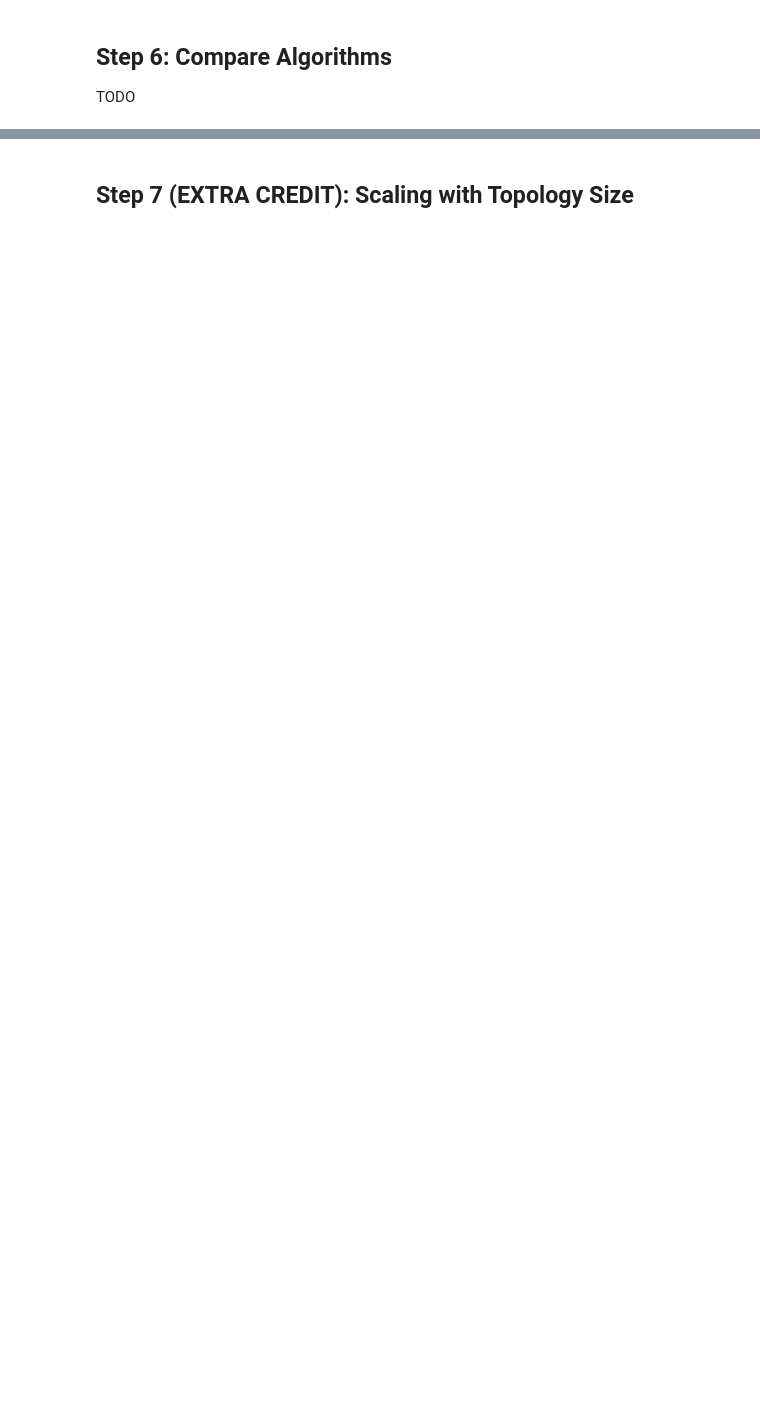
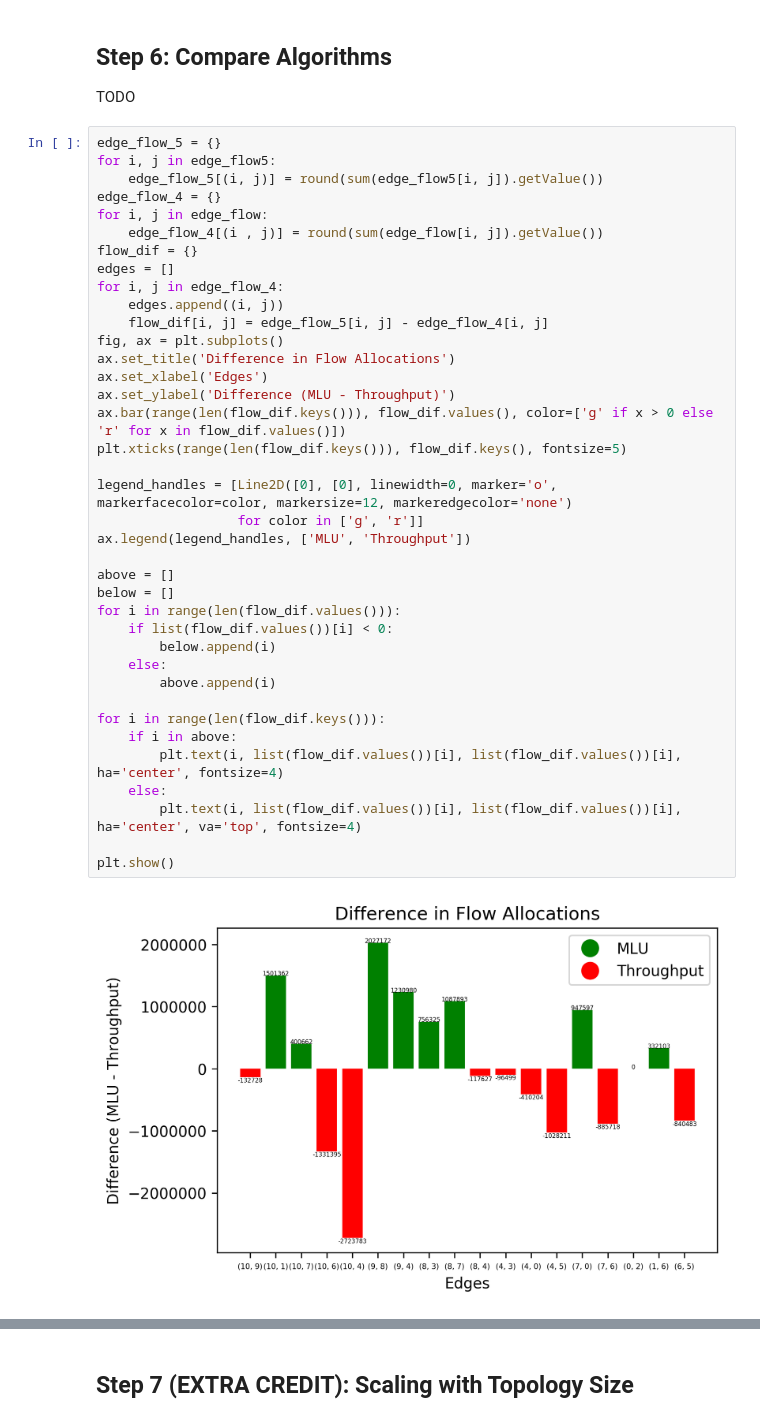
Before and after one commit to paulrrsachs/CS4450-Traffic-Engineering, a Jupyter notebook: traffic_engineering.ipynb, the cells around one changed output, grey strips where cells are left out. Drawn from its saved outputs; the diff is of its cells as text; blank space fills up the shorter version.

Commit message:
plots

```diff
--- a/traffic_engineering.ipynb
+++ b/traffic_engineering.ipynb
@@ -304,3 +306,43 @@ Multi-objectives: solved in 0.07 seconds (0.01 work units), solution count 1
 ## Step 6: Compare Algorithms
 
 TODO
+# %%
+edge_flow_5 = {}
+for i, j in edge_flow5:
+    edge_flow_5[(i, j)] = round(sum(edge_flow5[i, j]).getValue())
+edge_flow_4 = {}
+for i, j in edge_flow:
+    edge_flow_4[(i , j)] = round(sum(edge_flow[i, j]).getValue())
+flow_dif = {}
+edges = []
+for i, j in edge_flow_4:
+    edges.append((i, j))
+    flow_dif[i, j] = edge_flow_5[i, j] - edge_flow_4[i, j]
+fig, ax = plt.subplots()
+ax.set_title('Difference in Flow Allocations')
+ax.set_xlabel('Edges')
+ax.set_ylabel('Difference (MLU - Throughput)')
+ax.bar(range(len(flow_dif.keys())), flow_dif.values(), color=['g' if x > 0 else 'r' for x in flow_dif.values()])
+plt.xticks(range(len(flow_dif.keys())), flow_dif.keys(), fontsize=5)
+
+legend_handles = [Line2D([0], [0], linewidth=0, marker='o', markerfacecolor=color, markersize=12, markeredgecolor='none')
+                  for color in ['g', 'r']]
+ax.legend(legend_handles, ['MLU', 'Throughput'])
+
+above = []
+below = []
+for i in range(len(flow_dif.values())):
+    if list(flow_dif.values())[i] < 0:
+        below.append(i)
+    else:
+        above.append(i)
+
+for i in range(len(flow_dif.keys())):
+    if i in above:
+        plt.text(i, list(flow_dif.values())[i], list(flow_dif.values())[i], ha='center', fontsize=4)
+    else:
+        plt.text(i, list(flow_dif.values())[i], list(flow_dif.values())[i], ha='center', va='top', fontsize=4)
+
+plt.show()
+# %% [output]
+[figure, added]
```
Also changed, not shown: parts of 5 cells of this notebook.
